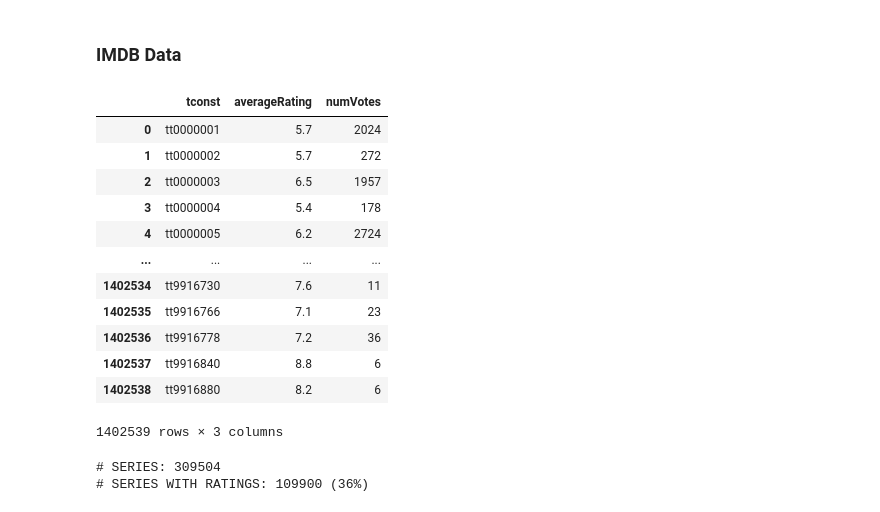
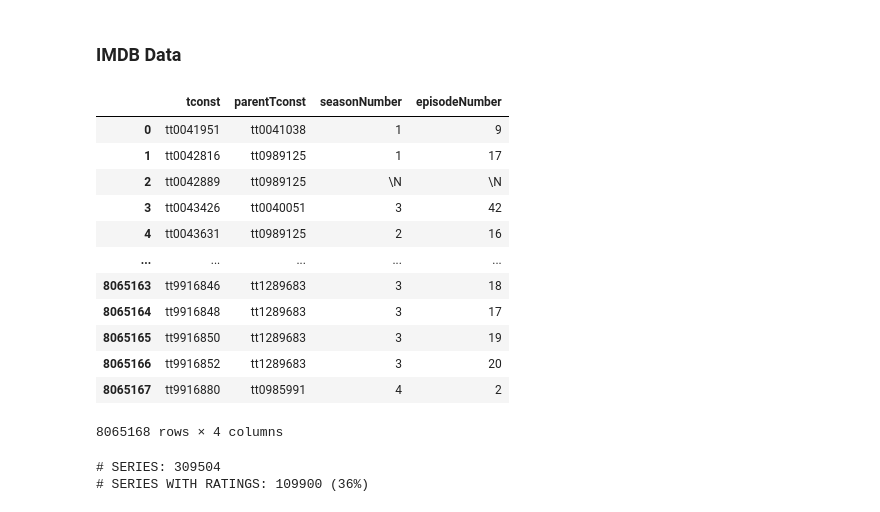
Before and after one commit to kmcsquared/WatchNext, a Jupyter notebook: SeriesSelector.ipynb, the cells around one changed output. Cells and saved outputs as stored; diff of their text form; code cells hidden in the pictures.

```diff
--- a/SeriesSelector.ipynb
+++ b/SeriesSelector.ipynb
@@ -40,21 +41,21 @@ Content retrieved: 261
 # %%
 datasets = unzip_and_load_datasets()
 # %%
-datasets[1]
+datasets[2]
 # %% [output]
-|  | tconst | averageRating | numVotes |
-| 0 | tt0000001 | 5.7 | 2024 |
-| 1 | tt0000002 | 5.7 | 272 |
-| 2 | tt0000003 | 6.5 | 1957 |
-| 3 | tt0000004 | 5.4 | 178 |
-| 4 | tt0000005 | 6.2 | 2724 |
-| ... | ... | ... | ... |
-| 1402534 | tt9916730 | 7.6 | 11 |
-| 1402535 | tt9916766 | 7.1 | 23 |
-| 1402536 | tt9916778 | 7.2 | 36 |
-| 1402537 | tt9916840 | 8.8 | 6 |
-| 1402538 | tt9916880 | 8.2 | 6 |
+|  | tconst | parentTconst | seasonNumber | episodeNumber |
+| 0 | tt0041951 | tt0041038 | 1 | 9 |
+| 1 | tt0042816 | tt0989125 | 1 | 17 |
+| 2 | tt0042889 | tt0989125 | \N | \N |
+| 3 | tt0043426 | tt0040051 | 3 | 42 |
+| 4 | tt0043631 | tt0989125 | 2 | 16 |
+| ... | ... | ... | ... | ... |
+| 8065163 | tt9916846 | tt1289683 | 3 | 18 |
+| 8065164 | tt9916848 | tt1289683 | 3 | 17 |
+| 8065165 | tt9916850 | tt1289683 | 3 | 19 |
+| 8065166 | tt9916852 | tt1289683 | 3 | 20 |
+| 8065167 | tt9916880 | tt0985991 | 4 | 2 |
-1402539 rows × 3 columns
+8065168 rows × 4 columns
 # %%
 # Get series and episode data
 df_imdb_titles = datasets[0]
```
Also changed, not shown: parts of 2 cells of this notebook, 4 other files.
